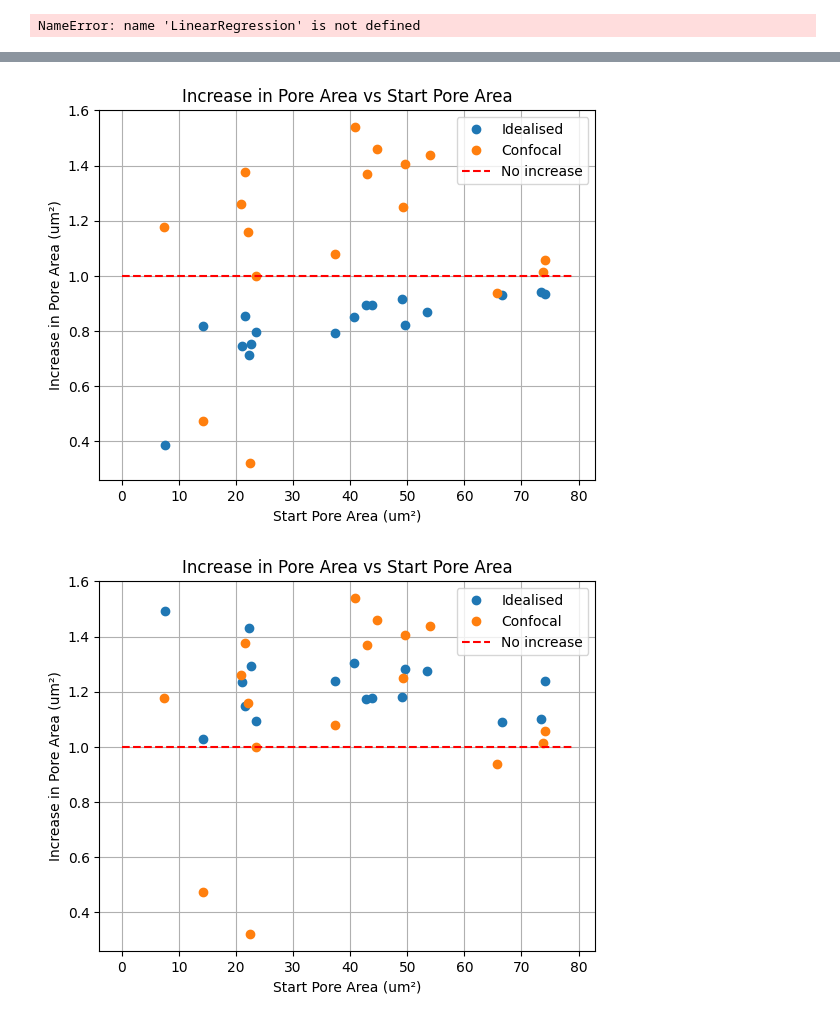
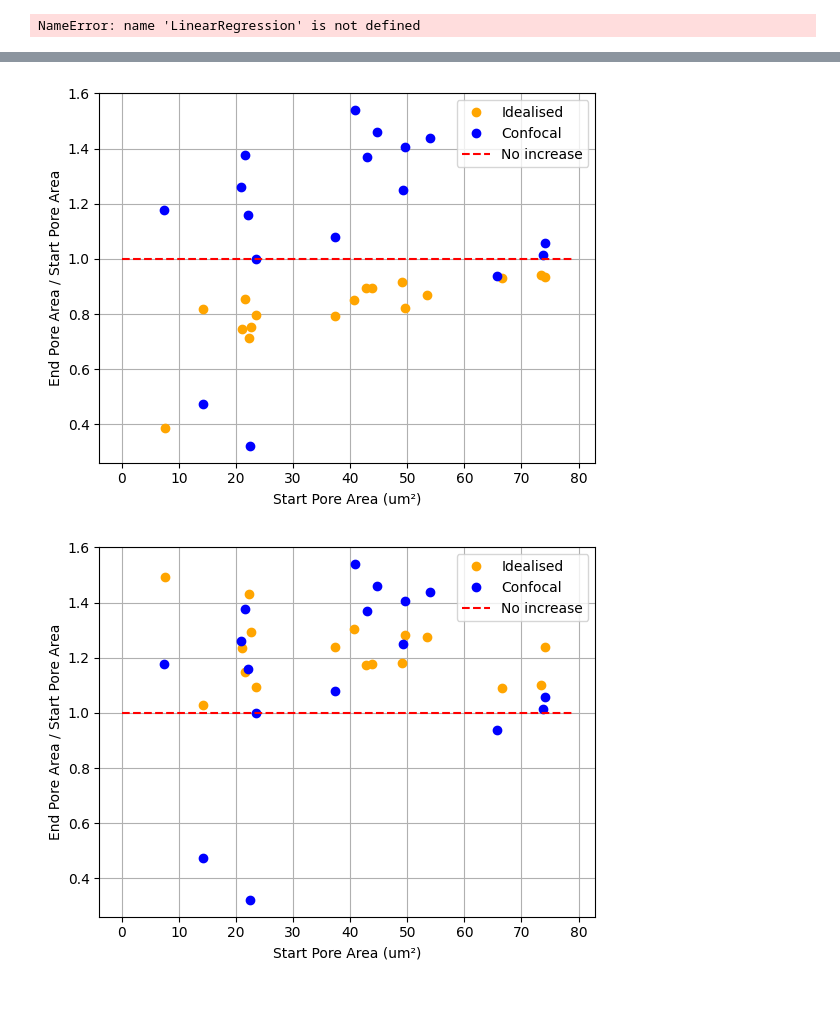
Before and after one commit to mtomtom/onion-stomatal-geometry, a Jupyter notebook: output/results.ipynb, the cells around one changed output, grey strips where cells are left out. Drawn from its saved outputs; the diff is of its cells as text; code cells hidden in the pictures.

Commit message:
Made colours consistent, added diagonal plots

```diff
--- a/output/results.ipynb
+++ b/output/results.ipynb
@@ -1056,13 +1056,17 @@ plt.show()
 NameError: name 'LinearRegression' is not defined
 # %%
 # Plot pressure vs pore area
+## Standardise colours for confocal and idealised
+
+confocal_colour = "blue"
+idealised_colour = "orange"
 
 import matplotlib.pyplot as plt
 
 pressure = [0,0.1, 0.2, 0.3, 0.4, 0.5, 0.6, 0.7, 0.8, 0.9, 1.0, 1.1, 1.2, 1.3, 1.4, 1.5, 1.6, 1.7, 1.8, 1.9, 2.0]
 pore_area = [40.92, 51.25, 54.1, 55.9, 57.2, 58.1, 58.9, 59.6, 60.2, 60.6, 61, 61.3, 61.6, 61.8, 62, 62.3, 62.4, 62.5, 62.7, 62.9, 63]
 
-plt.plot(pressure, pore_area, 'o')
+plt.plot(pressure, pore_area, 'o', color=confocal_colour)
 plt.xlabel('Pressure (MPa)')
 plt.ylabel('Pore Area (um²)')
 plt.title('Pressure vs Pore Area')
@@ -1086,43 +1090,43 @@ confocal_increase = [confocal_end_area[i] / confocal_start_area[i] for i in rang
 
 import matplotlib.pyplot as plt
 import numpy as np
 
 line_of_0_x = np.arange(0,80)
 line_of_0_y = np.ones(len(line_of_0_x))
 
-plt.plot(idealised_start_area, idealised_increase, 'o', label = "Idealised")
-plt.plot(confocal_start_area, confocal_increase, 'o', label = "Confocal")
+plt.plot(idealised_start_area, idealised_increase, 'o', label = "Idealised", color=idealised_colour)
+plt.plot(confocal_start_area, confocal_increase, 'o', label = "Confocal", color=confocal_colour)
 plt.plot(line_of_0_x, line_of_0_y, 'r--', label='No increase')  # Horizontal line at y=1
 plt.xlabel('Start Pore Area (um²)')
-plt.ylabel('Increase in Pore Area (um²)')
-plt.title('Increase in Pore Area vs Start Pore Area')
+plt.ylabel('End Pore Area / Start Pore Area')
+#plt.title('Increase in Pore Area vs Start Pore Area')
 plt.legend()
 plt.grid(True)
 plt.savefig("pore_area_equal.png", dpi=300)
 plt.show()
 
 idealised_increase = [idealised_end_area[i] / idealised_start_area[i] for i in range(len(idealised_start_area))]
 confocal_increase = [confocal_end_area[i] / confocal_start_area[i] for i in range(len(confocal_start_area))]
 
 import matplotlib.pyplot as plt
 import numpy as np
 
 line_of_0_x = np.arange(0,80)
 line_of_0_y = np.ones(len(line_of_0_x))
 
-plt.plot(idealised_start_area, idealised_increase, 'o', label = "Idealised")
-plt.plot(confocal_start_area, confocal_increase, 'o', label = "Confocal")
+plt.plot(idealised_start_area, idealised_increase, 'o', label = "Idealised", color=idealised_colour)
+plt.plot(confocal_start_area, confocal_increase, 'o', label = "Confocal", color=confocal_colour)
 plt.plot(line_of_0_x, line_of_0_y, 'r--', label='No increase')  # Horizontal line at y=1
 plt.xlabel('Start Pore Area (um²)')
-plt.ylabel('Increase in Pore Area (um²)')
-plt.title('Increase in Pore Area vs Start Pore Area')
+plt.ylabel('End Pore Area / Start Pore Area')
+#plt.title('Increase in Pore Area vs Start Pore Area')
 plt.legend()
 plt.grid(True)
 plt.savefig("pore_area_idealised.png", dpi=300)
 plt.show()
 # %% [output]
-[figure, old version]
+[figure, new version]
-[figure, old version]
+[figure, new version]
 # %%
 ## Let's plot end pore area / start pore area against aspect ratio
 
```
Also changed, not shown: parts of 4 cells of this notebook.
